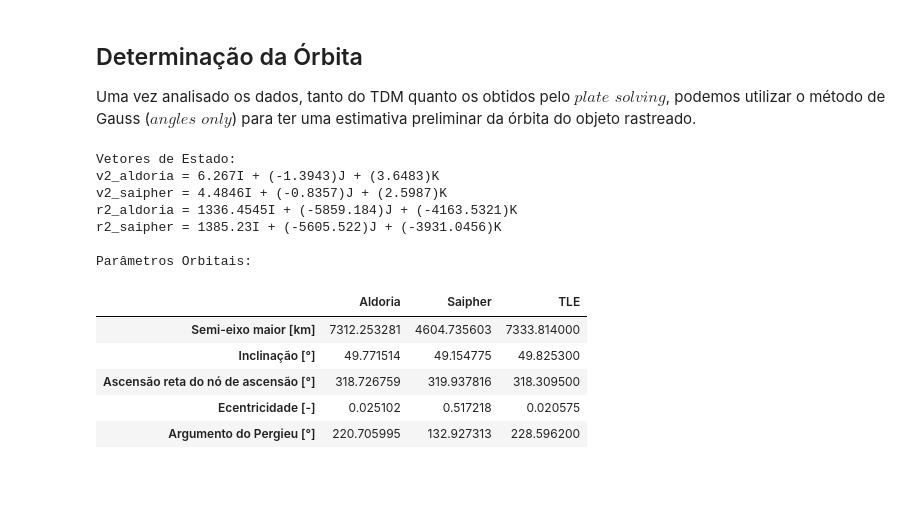
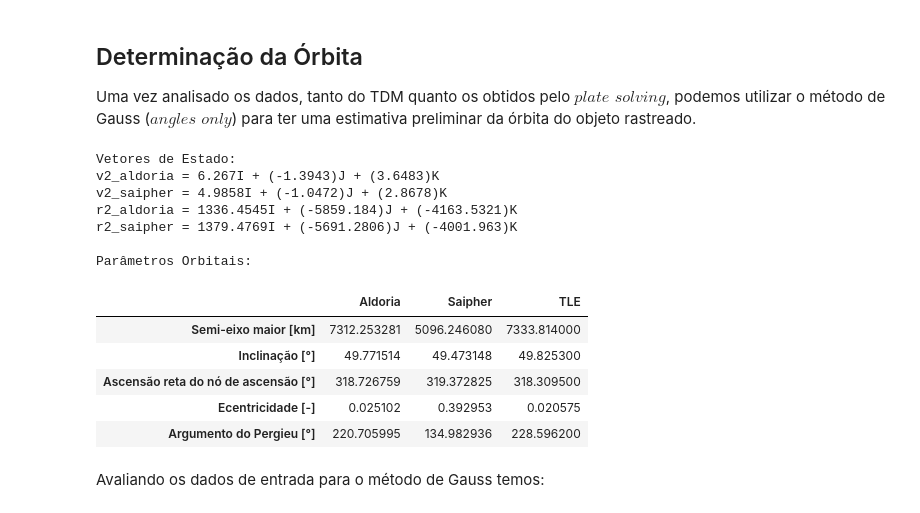
Before and after one commit to Rafa1914/spacepykit, a Jupyter notebook: orbit-determination-notebook.ipynb, the cells around one changed output. Saved outputs shown, nothing was run; the diff lists cells and outputs as text; code cells hidden in the pictures; blank space fills up the shorter version.

```diff
--- a/orbit-determination-notebook.ipynb
+++ b/orbit-determination-notebook.ipynb
@@ -257,27 +286,35 @@ latitude_geodetic = np.rad2deg(get_geodetic_latitude(latitude)) # Latitude geod
 # Observações:
 tdm_aldoria = get_track_data('Dados\\TDM_7646.txt')
 tdm_saipher_bruto = get_track_data('Dados\\Resultados-12.txt')
-tdm_saipher = interpolar_dados(tdm_saipher_bruto,tdm_aldoria)
+tdm_saipher = radec_fit(original_data=tdm_saipher_bruto,poly_degree=3,t_start=tdm_saipher_bruto['Tempo[s]'].min(),t_end=tdm_saipher_bruto['Tempo[s]'].max())
 n_aldoria = len(tdm_aldoria['Tempo[s]'])                                # Quantidade de observações realizadas
 n_saipher = len(tdm_saipher['Tempo[s]'])                                # Quantidade de observações realizadas
 
+# Posições Analisadas:
+initial_aldoria = 0
+middle_aldoria = int(n_aldoria/2)
+end_aldoria = n_aldoria - 1
+initial_saipher = 0
+middle_saipher = int(n_saipher/2)
+end_saipher = n_saipher - 1
+
 # Parâmetros únicos de cada "TDM":
-t_aldoria = [tdm_aldoria['Tempo[s]'][0],tdm_aldoria['Tempo[s]'][int(n_aldoria/2)],tdm_aldoria['Tempo[s]'][n_aldoria-1]] # Horário das observações utilizadas na IOD [s]
-t_saipher = [tdm_saipher['Tempo[s]'][0],tdm_saipher['Tempo[s]'][int(n_saipher/2)],tdm_saipher['Tempo[s]'][n_saipher-1]] # Horário das observações utilizadas na IOD [s]
+t_aldoria = [tdm_aldoria['Tempo[s]'][initial_aldoria],tdm_aldoria['Tempo[s]'][middle_aldoria],tdm_aldoria['Tempo[s]'][end_aldoria]] # Horário das observações utilizadas na IOD [s]
+t_saipher = [tdm_saipher['Tempo[s]'][initial_saipher],tdm_saipher['Tempo[s]'][middle_saipher],tdm_saipher['Tempo[s]'][end_saipher]] # Horário das observações utilizadas na IOD [s]
 local_sidereal_time_aldoria = [
-    sidereal_time(longitude=longitude,date=tdm_aldoria['Tempo (UTC)'][0]),
-    sidereal_time(longitude=longitude,date=tdm_aldoria['Tempo (UTC)'][int(n_aldoria/2)]),
-    sidereal_time(longitude=longitude,date=tdm_aldoria['Tempo (UTC)'][n_aldoria-1]),
+    sidereal_time(longitude=longitude,date=tdm_aldoria['Tempo (UTC)'][initial_aldoria]),
+    sidereal_time(longitude=longitude,date=tdm_aldoria['Tempo (UTC)'][middle_aldoria]),
+    sidereal_time(longitude=longitude,date=tdm_aldoria['Tempo (UTC)'][end_aldoria]),
     ]
 local_sidereal_time_saipher = [
-    sidereal_time(longitude=longitude,date=tdm_saipher['Tempo (UTC)'][0]),
-    sidereal_time(longitude=longitude,date=tdm_saipher['Tempo (UTC)'][int(n_saipher/2)]),
-    sidereal_time(longitude=longitude,date=tdm_saipher['Tempo (UTC)'][n_saipher-1]),
+    sidereal_time(longitude=longitude,date=tdm_saipher['Tempo (UTC)'][initial_saipher]),
+    sidereal_time(longitude=longitude,date=tdm_saipher['Tempo (UTC)'][middle_saipher]),
+    sidereal_time(longitude=longitude,date=tdm_saipher['Tempo (UTC)'][end_saipher]),
     ]
-RAs_aldoria = [tdm_aldoria['RA[deg]'][0],tdm_aldoria['RA[deg]'][int(n_aldoria/2)],tdm_aldoria['RA[deg]'][n_aldoria-1]]
-DECs_aldoria = [tdm_aldoria['DEC[deg]'][0],tdm_aldoria['DEC[deg]'][int(n_aldoria/2)],tdm_aldoria['DEC[deg]'][n_aldoria-1]]
-RAs_saipher = [tdm_saipher['RA[deg]'][0],tdm_saipher['RA[deg]'][int(n_saipher/2)],tdm_saipher['RA[deg]'][n_saipher-1]]
-DECs_saipher = [tdm_saipher['DEC[deg]'][0],tdm_saipher['DEC[deg]'][int(n_saipher/2)],tdm_saipher['DEC[deg]'][n_saipher-1]]
+RAs_aldoria = [tdm_aldoria['RA[deg]'][initial_aldoria],tdm_aldoria['RA[deg]'][middle_aldoria],tdm_aldoria['RA[deg]'][end_aldoria]]
+DECs_aldoria = [tdm_aldoria['DEC[deg]'][initial_aldoria],tdm_aldoria['DEC[deg]'][middle_aldoria],tdm_aldoria['DEC[deg]'][end_aldoria]]
+RAs_saipher = [tdm_saipher['RA[deg]'][initial_saipher],tdm_saipher['RA[deg]'][middle_saipher],tdm_saipher['RA[deg]'][end_saipher]]
+DECs_saipher = [tdm_saipher['DEC[deg]'][initial_saipher],tdm_saipher['DEC[deg]'][middle_saipher],tdm_saipher['DEC[deg]'][end_saipher]]
 
 # Estimativa inicial do vetor de estado do objeto (r2,v2):
 r2_aldoria,v2_aldoria = r2v2_from_angles_only_gauss(
@@ -313,37 +350,39 @@ ra_tle = 318.3095
 w_tle = 228.5962
 a_tle = 7333.814
 m_tle = 129.7086
 
 
 # Resultados:
 results = {
     'Aldoria':[a_aldoria,i_aldoria,ra_aldoria,e_aldoria,w_aldoria],
     'Saipher':[a_saipher,i_saipher,ra_saipher,e_saipher,w_saipher],
     'TLE':[a_tle,i_tle,ra_tle,e_tle,w_tle]
 }
 
 orbital_parameters_df = pd.DataFrame(
     index = ['Semi-eixo maior [km]','Inclinação [°]','Ascensão reta do nó de ascensão [°]','Ecentricidade [-]','Argumento do Pergieu [°]'],
     data = results)
 
 print('Vetores de Estado:')
 print(f'v2_aldoria = {round(v2_aldoria.x,4)}I + ({round(v2_aldoria.y,4)})J + ({round(v2_aldoria.z,4)})K')
 print(f'v2_saipher = {round(v2_saipher.x,4)}I + ({round(v2_saipher.y,4)})J + ({round(v2_saipher.z,4)})K')
 print(f'r2_aldoria = {round(r2_aldoria.x,4)}I + ({round(r2_aldoria.y,4)})J + ({round(r2_aldoria.z,4)})K')
 print(f'r2_saipher = {round(r2_saipher.x,4)}I + ({round(r2_saipher.y,4)})J + ({round(r2_saipher.z,4)})K')
 print('\nParâmetros Orbitais:')
 orbital_parameters_df
 # %% [output]
 Vetores de Estado:
 v2_aldoria = 6.267I + (-1.3943)J + (3.6483)K
-v2_saipher = 4.4846I + (-0.8357)J + (2.5987)K
+v2_saipher = 4.9858I + (-1.0472)J + (2.8678)K
 r2_aldoria = 1336.4545I + (-5859.184)J + (-4163.5321)K
-r2_saipher = 1385.23I + (-5605.522)J + (-3931.0456)K
+r2_saipher = 1379.4769I + (-5691.2806)J + (-4001.963)K
 
 Parâmetros Orbitais:
 |  | Aldoria | Saipher | TLE |
-| Semi-eixo maior [km] | 7312.253281 | 4604.735603 | 7333.814000 |
-| Inclinação [°] | 49.771514 | 49.154775 | 49.825300 |
-| Ascensão reta do nó de ascensão [°] | 318.726759 | 319.937816 | 318.309500 |
-| Ecentricidade [-] | 0.025102 | 0.517218 | 0.020575 |
-| Argumento do Pergieu [°] | 220.705995 | 132.927313 | 228.596200 |
+| Semi-eixo maior [km] | 7312.253281 | 5096.246080 | 7333.814000 |
+| Inclinação [°] | 49.771514 | 49.473148 | 49.825300 |
+| Ascensão reta do nó de ascensão [°] | 318.726759 | 319.372825 | 318.309500 |
+| Ecentricidade [-] | 0.025102 | 0.392953 | 0.020575 |
+| Argumento do Pergieu [°] | 220.705995 | 134.982936 | 228.596200 |
+# %% [markdown]
+Avaliando os dados de entrada para o método de Gauss temos:
```
Also changed, not shown: parts of 4 cells of this notebook, 2 other files.
